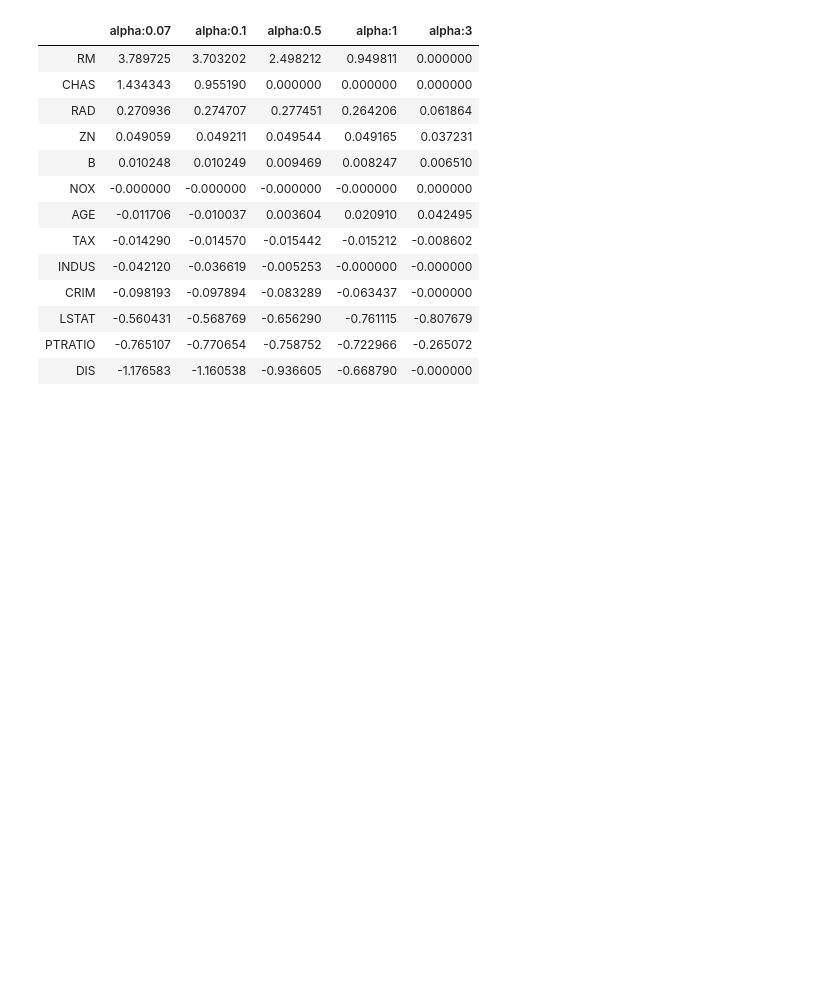
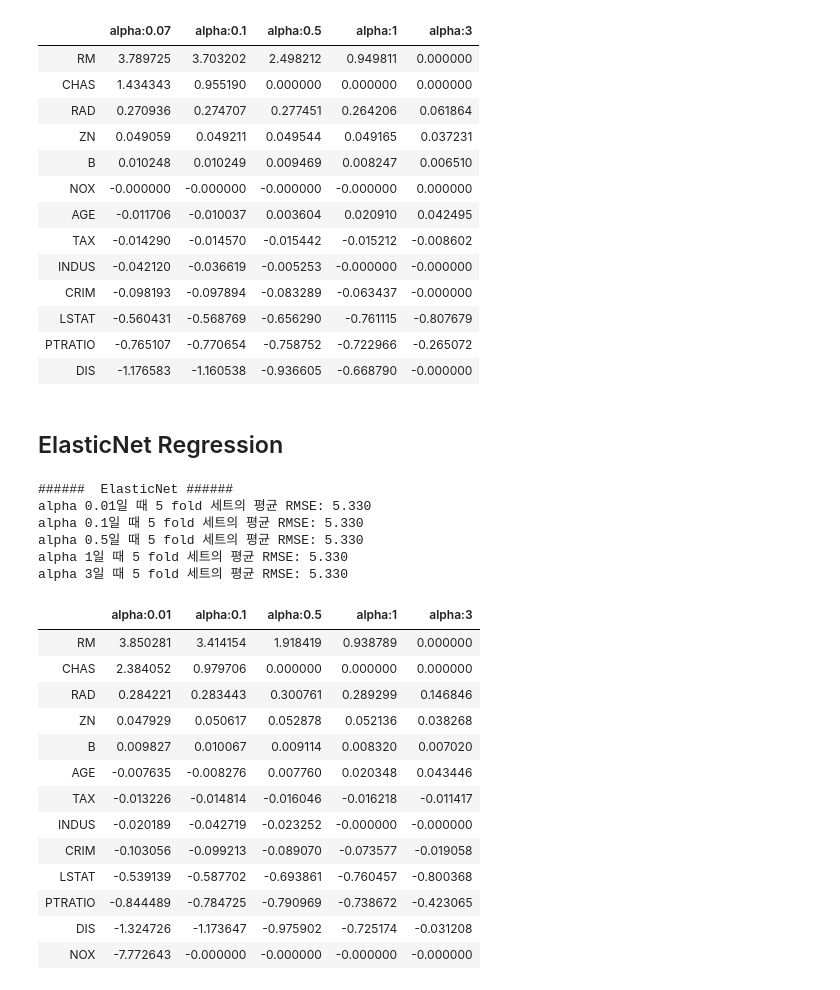
Before and after one commit to jameskaten/AI_Regression, a Jupyter notebook: 002_LinearRegression/003_RidgeRegression.ipynb, the cells around one changed output. Drawn from its saved outputs; the diff is of its cells as text; code cells hidden in the pictures; blank space fills up the shorter version.

Commit message:
Add Jupyter File [003_Ridge/Lasso/ElasticNet]

```diff
--- a/002_LinearRegression/003_RidgeRegression.ipynb
+++ b/002_LinearRegression/003_RidgeRegression.ipynb
@@ -250,3 +250,37 @@ coeff_lasso_df.sort_values(by=sort_column, ascending=False)
 | LSTAT | -0.560431 | -0.568769 | -0.656290 | -0.761115 | -0.807679 |
 | PTRATIO | -0.765107 | -0.770654 | -0.758752 | -0.722966 | -0.265072 |
 | DIS | -1.176583 | -1.160538 | -0.936605 | -0.668790 | -0.000000 |
+# %% [markdown]
+## ElasticNet Regression
+# %%
+# ElasticNet에 사용될 alpha parameter 값들을 정의하고 get_linear_eval() 함수 호출
+# l1_ratio = 0.7
+elastic_alphas = [0.01, 0.1, 0.5, 1, 3]
+coeff_elastic_df=get_linear_reg_eval('ElasticNet', params=elastic_alphas,
+                                     X_data_n=X_data, y_target_n=y_target)
+# %% [output]
+######  ElasticNet ######
+alpha 0.01일 때 5 fold 세트의 평균 RMSE: 5.330
+alpha 0.1일 때 5 fold 세트의 평균 RMSE: 5.330
+alpha 0.5일 때 5 fold 세트의 평균 RMSE: 5.330
+alpha 1일 때 5 fold 세트의 평균 RMSE: 5.330
+alpha 3일 때 5 fold 세트의 평균 RMSE: 5.330
+# %%
+# 반환된 coeff_elastic_df를 첫 번째 column순으로 내림차순 정렬해 회귀계수 DataFrame 출력
+sort_column='alpha:'+str(elastic_alphas[0])
+coeff_elastic_df.sort_values(by=sort_column, ascending=False)
+# %% [output]
+|  | alpha:0.01 | alpha:0.1 | alpha:0.5 | alpha:1 | alpha:3 |
+| RM | 3.850281 | 3.414154 | 1.918419 | 0.938789 | 0.000000 |
+| CHAS | 2.384052 | 0.979706 | 0.000000 | 0.000000 | 0.000000 |
+| RAD | 0.284221 | 0.283443 | 0.300761 | 0.289299 | 0.146846 |
+| ZN | 0.047929 | 0.050617 | 0.052878 | 0.052136 | 0.038268 |
+| B | 0.009827 | 0.010067 | 0.009114 | 0.008320 | 0.007020 |
+| AGE | -0.007635 | -0.008276 | 0.007760 | 0.020348 | 0.043446 |
+| TAX | -0.013226 | -0.014814 | -0.016046 | -0.016218 | -0.011417 |
+| INDUS | -0.020189 | -0.042719 | -0.023252 | -0.000000 | -0.000000 |
+| CRIM | -0.103056 | -0.099213 | -0.089070 | -0.073577 | -0.019058 |
+| LSTAT | -0.539139 | -0.587702 | -0.693861 | -0.760457 | -0.800368 |
+| PTRATIO | -0.844489 | -0.784725 | -0.790969 | -0.738672 | -0.423065 |
+| DIS | -1.324726 | -1.173647 | -0.975902 | -0.725174 | -0.031208 |
+| NOX | -7.772643 | -0.000000 | -0.000000 | -0.000000 | -0.000000 |
```
